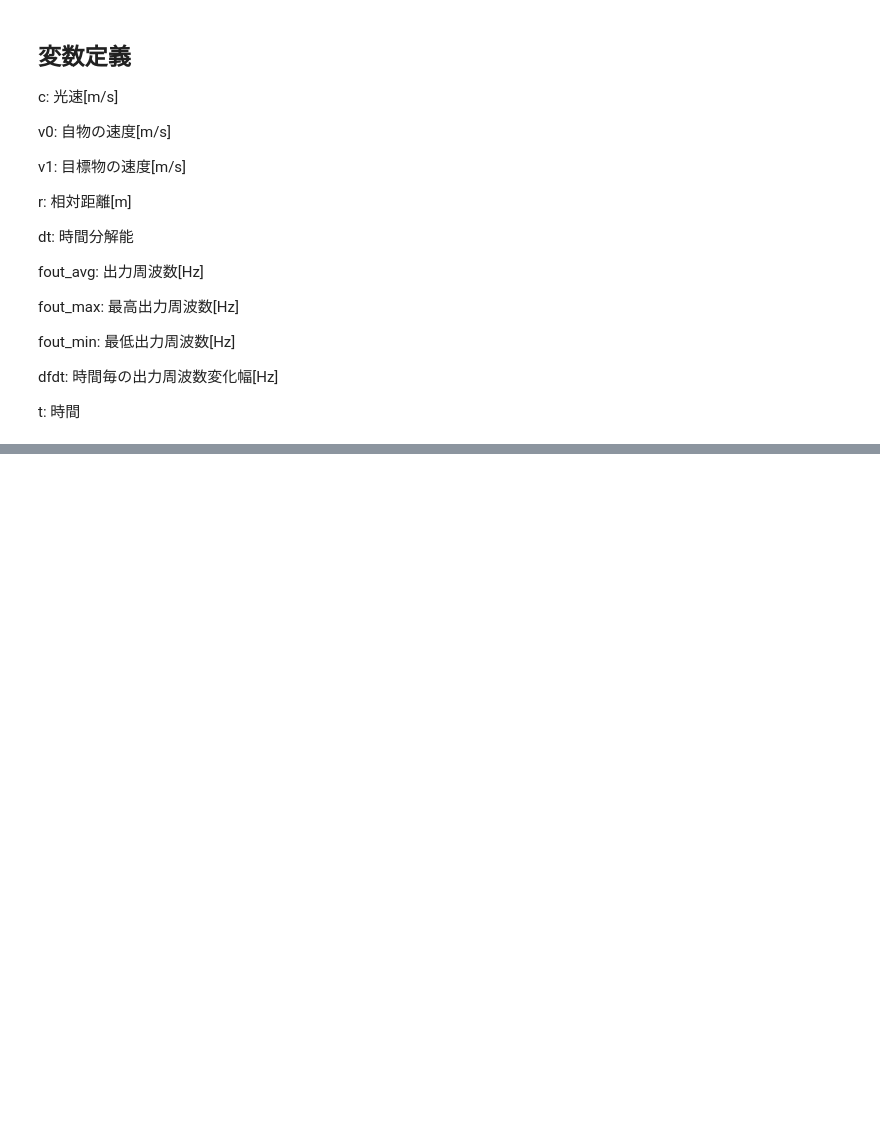
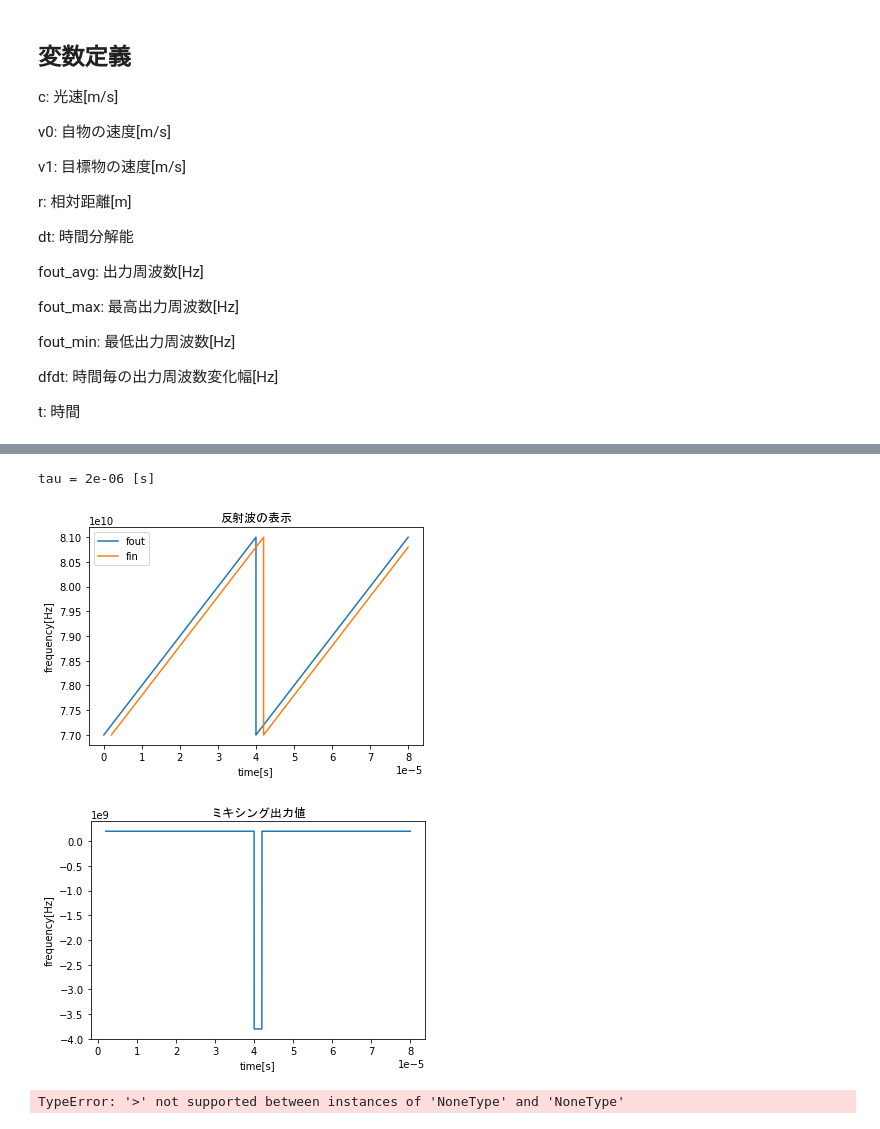
Before and after one commit to naonaorange/mmwave_traning, a Jupyter notebook: fm_cw_laider.ipynb, the cells around one changed output, grey strips where cells are left out. Drawn from its saved outputs; the diff is of its cells as text; code cells hidden in the pictures; blank space fills up the shorter version.

```diff
--- a/fm_cw_laider.ipynb
+++ b/fm_cw_laider.ipynb
@@ -45,3 +78,49 @@ t = np.arange(0, 5*10**(-8), dt)
+# %%
+tau = 2 * r / c
+print('tau = ' + str(tau) + ' [s]')
+#反射波がfout配列の何要素分遅れるか
+delay = len(t) - np.count_nonzero(t>tau)
+
+fin = []
+for i in range(delay):
+    fin.append(None)
+
+j = 0
+for i in range(len(t)- delay):
+    fin.append(fout[j])
+    j = j + 1
+fin = np.array(fin)
+
+plt.title('反射波の表示', fontname="MS Gothic")
+plt.xlabel("time[s]")
+plt.ylabel("frequency[Hz]")
+plt.plot(t, fout, label="fout")
+#plt.plot(t, fout2, label="fout2")
+plt.plot(t, fin, label="fin")
+#plt.ylim([fout_min, fout_max])
+plt.legend()
+plt.show()
+
+fdiff = []
+
+for i in range(len(fout)):
+    if fout[i] is None or fin[i] is None:
+        fdiff.append(None)
+    else:
+        fdiff.append(fout[i] - fin[i])
+fdiff = np.array(fdiff)
+
+plt.title('ミキシング出力値', fontname="MS Gothic")
+plt.xlabel("time[s]")
+plt.ylabel("frequency[Hz]")
+plt.plot(t, fdiff)
+plt.show()
+print('最大値： ' + str(max(fdiff)) + ' Hz')
+# %% [output]
+tau = 2e-06 [s]
+[figure, added]
+[figure, added]
+TypeError: '>' not supported between instances of 'NoneType' and 'NoneType'
 # %%
 fout = []
 ff = fout_avg
```
Also changed, not shown: parts of 5 cells of this notebook.
